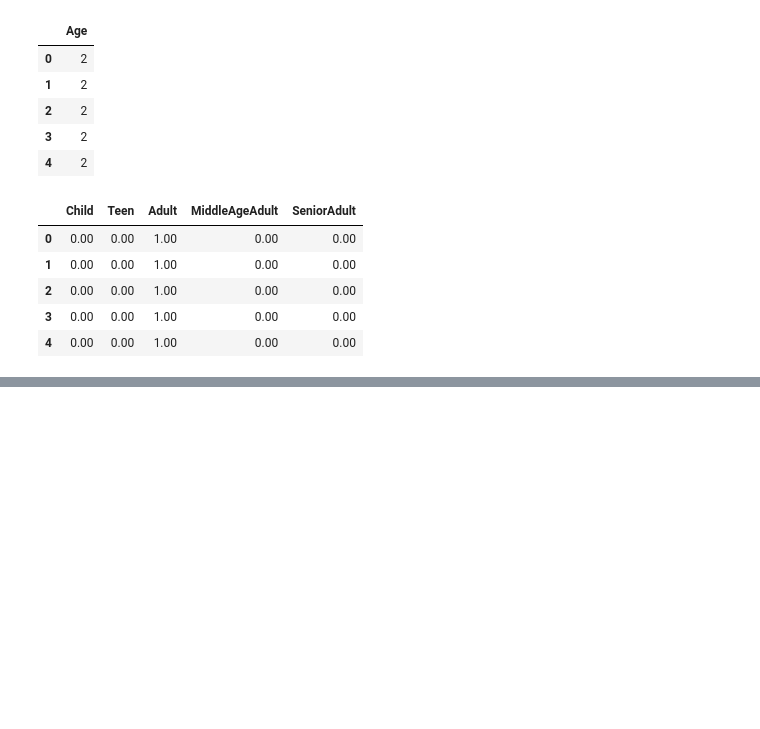
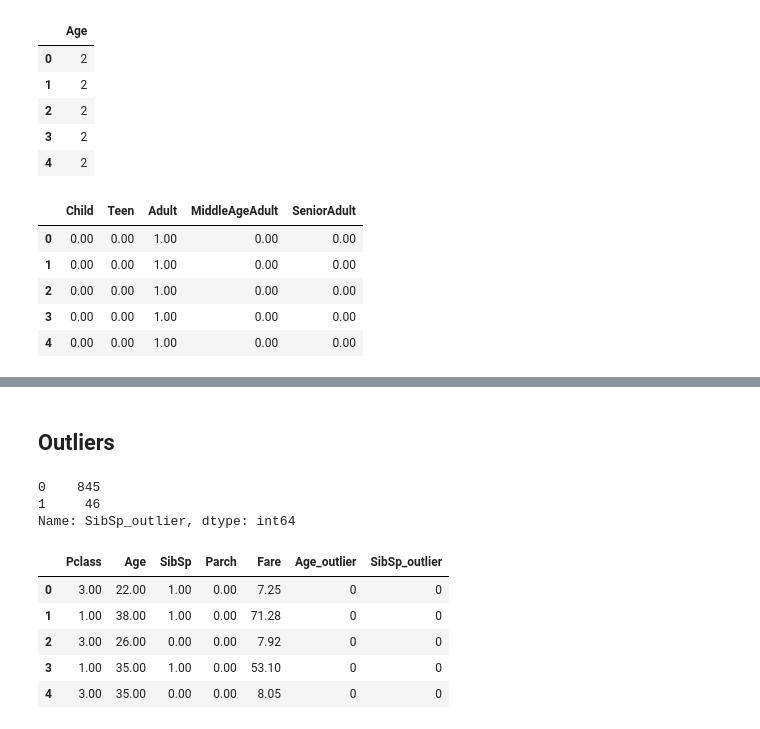
Before and after one commit to Justdek-code/data-science, a Jupyter notebook: titanic_practice/titanic_survived_classification.ipynb, the cells around one changed output, grey strips where cells are left out. Cells and saved outputs as stored; diff of their text form; code cells hidden in the pictures; blank space fills up the shorter version.

Commit message:
add outliers highlighter transformer for Age and SibSp features

```diff
--- a/titanic_practice/titanic_survived_classification.ipynb
+++ b/titanic_practice/titanic_survived_classification.ipynb
@@ -462,0 +443,14 @@ clusterizer.fit_transform(filled_numerical_data).head()
+# %%
+class Clusterizer(BaseEstimator, TransformerMixin):
+
+    def __init__(self, clusterizer, features):
+        self.clusterizer = clusterizer
+
+    def fit(self, X, y=None):
+        return self
+
+    def transform(self, X):
+        X = X.copy()
+        X['Cluster'] = self.clusterizer.predict(X)
+
+        return X
@@ -514,6 +519,7 @@ class AgeDiscretizer(BaseEstimator, TransformerMixin):
         self.age_categories = ['Child', 'Teen', 'Adult', 'MiddleAgeAdult', 'SeniorAdult']
         self.age_groups = [12, 19, 39, 59, 250]
         self.encoder = encoder
+        self.dependent_feature_to_drop = 'Child'
 
     def fit(self, X, y=None):
         return self
@@ -527,7 +533,8 @@ class AgeDiscretizer(BaseEstimator, TransformerMixin):
 
         discretized_data = pd.DataFrame(self.encoder.fit_transform(discretized_data).todense(),
                                         columns=self.age_categories)
-        X = X.drop(['Age'], axis=1)
+
         result = pd.concat([X, discretized_data], axis=1)
+        result = result.drop(['Age', 'Child'], axis=1)
 
         return result
@@ -545,2 +552,40 @@ age_discretizer.fit_transform(filled_numerical_data).head()
+# %% [markdown]
+## Outliers
+# %%
+def add_outliers_markers(data):
+    data = data.copy()
+    features_to_process = ['Age', 'SibSp']
+
+    for feature in features_to_process:
+
+        Q3 = data[feature].quantile(0.75)
+        Q1 = data[feature].quantile(0.25)
+        IQR = Q3 - Q1
+        threshold = IQR * 1.5
+
+        lower_bound = Q1 - threshold
+        upper_bound = Q3 + threshold
+
+        result = ((data[feature] < lower_bound) | (data[feature] > upper_bound)).rename(feature + '_outlier').astype(int)
+        data = pd.concat([data, result], axis=1)
+
+    return data
+# %%
+add_outliers_markers(filled_numerical_data)['SibSp_outlier'].value_counts()
+# %% [output]
+0    845
+1     46
+Name: SibSp_outlier, dtype: int64
+# %%
+outliers_highlighter = FunctionTransformer(add_outliers_markers)
+# %%
+outliers_highlighter.fit_transform(filled_numerical_data).head()
+# %% [output]
+|  | Pclass | Age | SibSp | Parch | Fare | Age_outlier | SibSp_outlier |
+| 0 | 3.00 | 22.00 | 1.00 | 0.00 | 7.25 | 0 | 0 |
+| 1 | 1.00 | 38.00 | 1.00 | 0.00 | 71.28 | 0 | 0 |
+| 2 | 3.00 | 26.00 | 0.00 | 0.00 | 7.92 | 0 | 0 |
+| 3 | 1.00 | 35.00 | 1.00 | 0.00 | 53.10 | 0 | 0 |
+| 4 | 3.00 | 35.00 | 0.00 | 0.00 | 8.05 | 0 | 0 |
 # %% [markdown]
 ## Conclusion:
```
Also changed, not shown: parts of 25 cells of this notebook.
